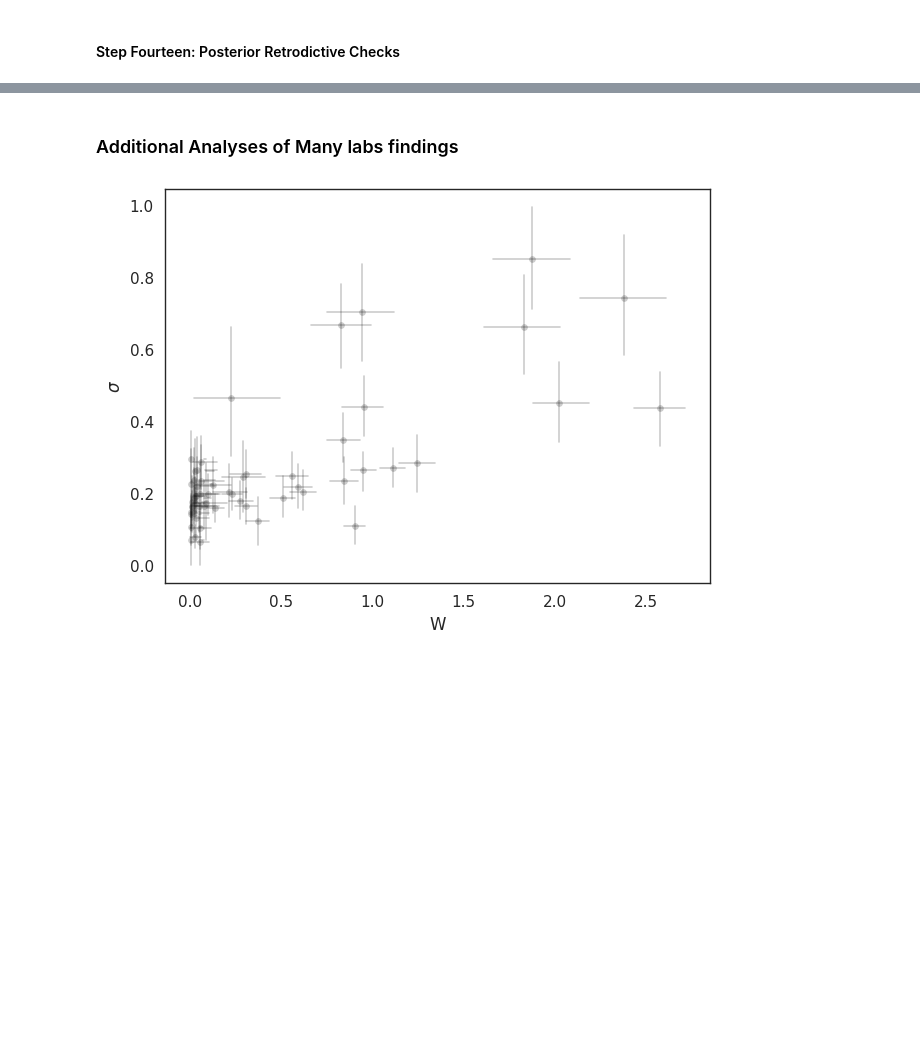
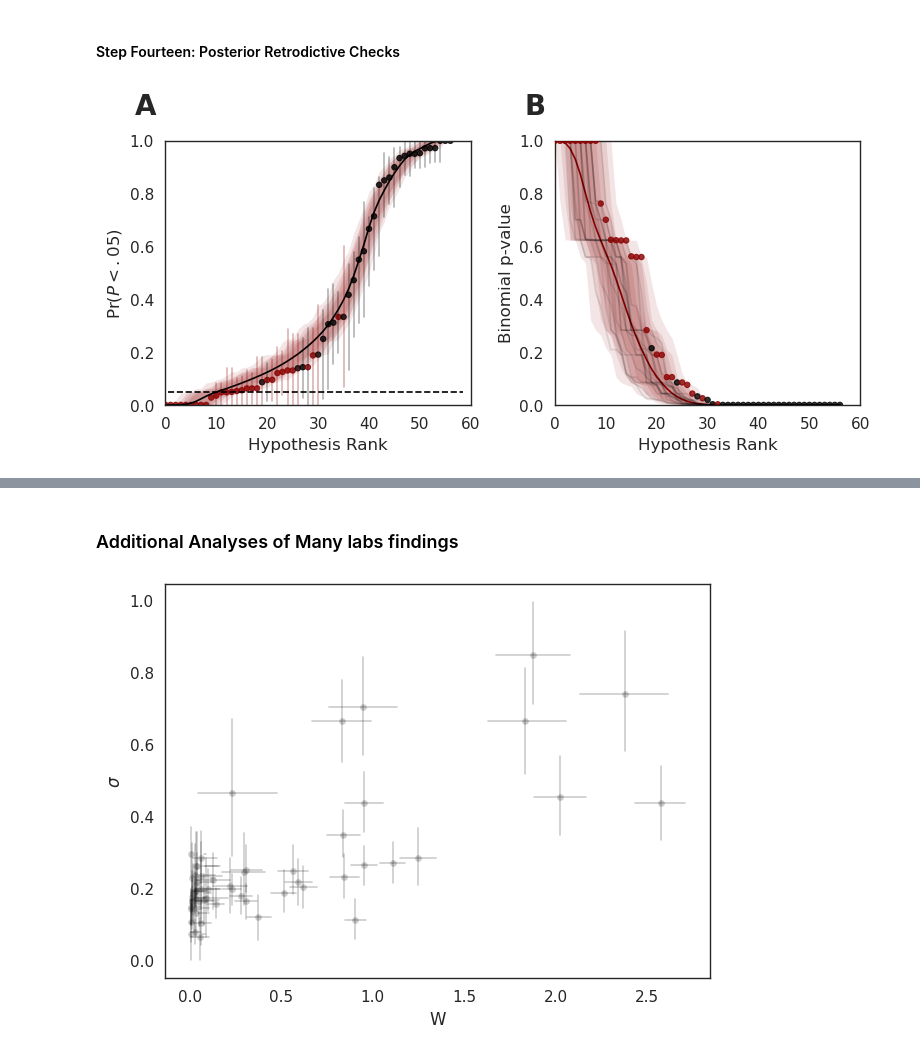
Before and after one commit to josephbb/FalsePositivesReplicationCrisis, a Jupyter notebook: FalsePositiveAnalysis.ipynb, the cells around one changed output, grey strips where cells are left out. Saved outputs shown, nothing was run; the diff lists cells and outputs as text; code cells hidden in the pictures; blank space fills up the shorter version.

```diff
--- a/FalsePositiveAnalysis.ipynb
+++ b/FalsePositiveAnalysis.ipynb
@@ -7,6 +7,7 @@ import polars as pl
 import scipy as sp
 import seaborn as sns
 import matplotlib.pyplot as plt
+import random
 
 from src.theory_sims import *
 from src.figures import plot_prior_ppd
@@ -18,8 +19,10 @@ from scipy.stats import norm
 
 %autosave 20
 
+fit_ensemble = False
+
+
 #Set seed
-import random
 random.seed(42)
 print('Creating output directories')
 for directory in ["./output/", "./output/figures/", "./output/tables", "output/results", "output/generated", "output/tables"]:
@@ -435,3 +366,8 @@ Good diagnostics, continue
  'success': True}
 # %% [markdown]
 #### Step Fourteen: Posterior Retrodictive Checks
+# %%
+post_pred = np.asarray(idata_het.posterior_predictive['Xhat'])
+post_pred = post_pred.reshape(4000, 1994)
+z_post_pred = post_pred / np.sqrt(4/np.array(heterogeneity_sheet['N']))
+sig_pred = np.abs(z_post_pred) > stats.norm.ppf(.975)
@@ -438,3 +402,77 @@ Good diagnostics, continue
+# %%
+sns.set_style("white")
+sns.set_context("paper", font_scale=1.25)
+fig, ax = plt.subplots(1, 2, figsize=(8, 4))
+
+
+plt.sca(ax[1])
+
+plt.plot(sorted_binom_p.mean(axis=0),color='darkred')
+
+for idx in range(20):
+    chain = np.random.choice(sorted_binom_p.shape[0])
+    plt.plot(sorted_binom_p[chain, :], color='k', alpha=.1,zorder=2)
+
+for q in [.5, 3, 5.5, 12.5, 25]:
+    low = np.percentile(sorted_binom_p, q=q/2, axis=0)
+    high = np.percentile(sorted_binom_p, q=100-q/2, axis=0)
+    plt.fill_between(np.arange(low.shape[0]), low, high, alpha=.1, lw=0,color='darkred',zorder=1)
+agg_df = agg_df.sort(by="p",descending=True)
+
+color = np.array(["darkred", "black"])
+plt.scatter(
+    np.arange(agg_df['prob'].shape[0]),
+    agg_df['p'],
+    c=color[agg_df['Sig']],
+    cmap="Set2",
+    alpha=0.8,
+    s=15,
+    zorder=3
+)
+
+plt.ylim(0, 1)
+plt.ylabel("Binomial p-value")
+plt.xlabel("Hypothesis Rank")
+plt.xlim(0.5, agg_df.shape[0] + 0.5)
+plt.xticks(np.linspace(0, 60, 7))
+
+plt.sca(ax[0])
+
+plt.plot(sorted_binom_prob.mean(axis=0),color='k')
+for q in [.5, 3, 5.5, 12.5, 25]:
+    low = np.percentile(sorted_binom_prob, q=q/2, axis=0)
+    high = np.percentile(sorted_binom_prob, q=100-q/2, axis=0)
+    plt.fill_between(np.arange(low.shape[0]), low, high, alpha=.1, lw=0,color='darkred')
+
+
+agg_df = agg_df.sort('prob')
+plt.scatter(np.arange(agg_df.shape[0]),
+            agg_df['prob'],
+                c=color[agg_df['Sig']],
+            cmap="Set2",
+            alpha=0.8,
+            s=15,)
+
+confints = proportion_confint(agg_df['K'], agg_df['N'])
+err = np.abs(confints-np.array(agg_df['prob']))
+
+for iii in range(err.shape[1]):
+    plt.plot([iii+1, iii + 1], [confints[0][iii], confints[1][iii]],
+              c=color[agg_df['Sig']][iii], alpha=.3)
+
+plt.xlabel("Hypothesis Rank")
+plt.plot([0.5, agg_df.shape[0] + 1.5], [0.05, 0.05], "k--")
+plt.xlim(0.5, agg_df.shape[0] + 0.5)
+plt.xticks(np.linspace(0, 60, 7))
+plt.ylim(0, 1)
+plt.ylabel(r'$\text{Pr}(P<.05)$')
+from src.figures import label_subfigs
+
+label_subfigs(ax)
+plt.tight_layout()
+plt.savefig('./output/figures/PushforwardMultisite.png', dpi=300)
+# %% [output]
+[figure, added]
 # %%
 choice = 13
 #grid large enough to hold all sheets
```
Also changed, not shown: parts of 16 cells of this notebook, 5 other files.
